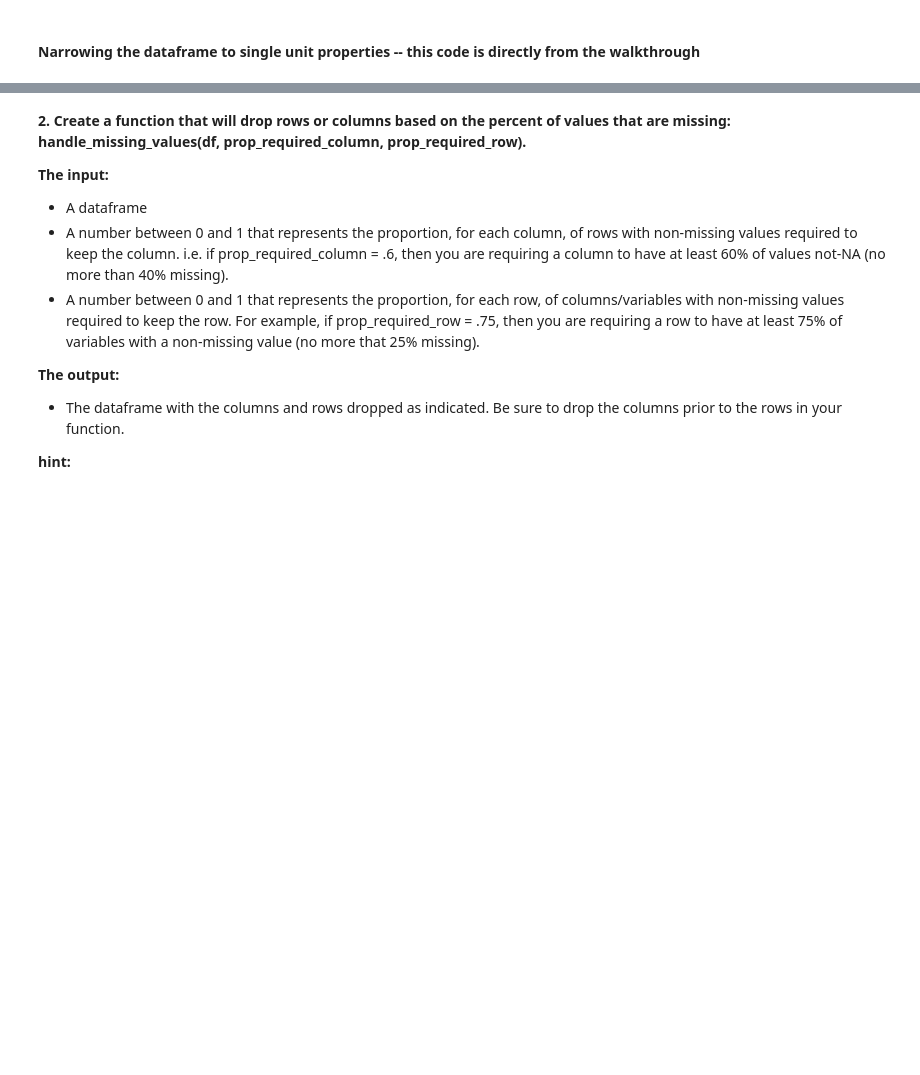
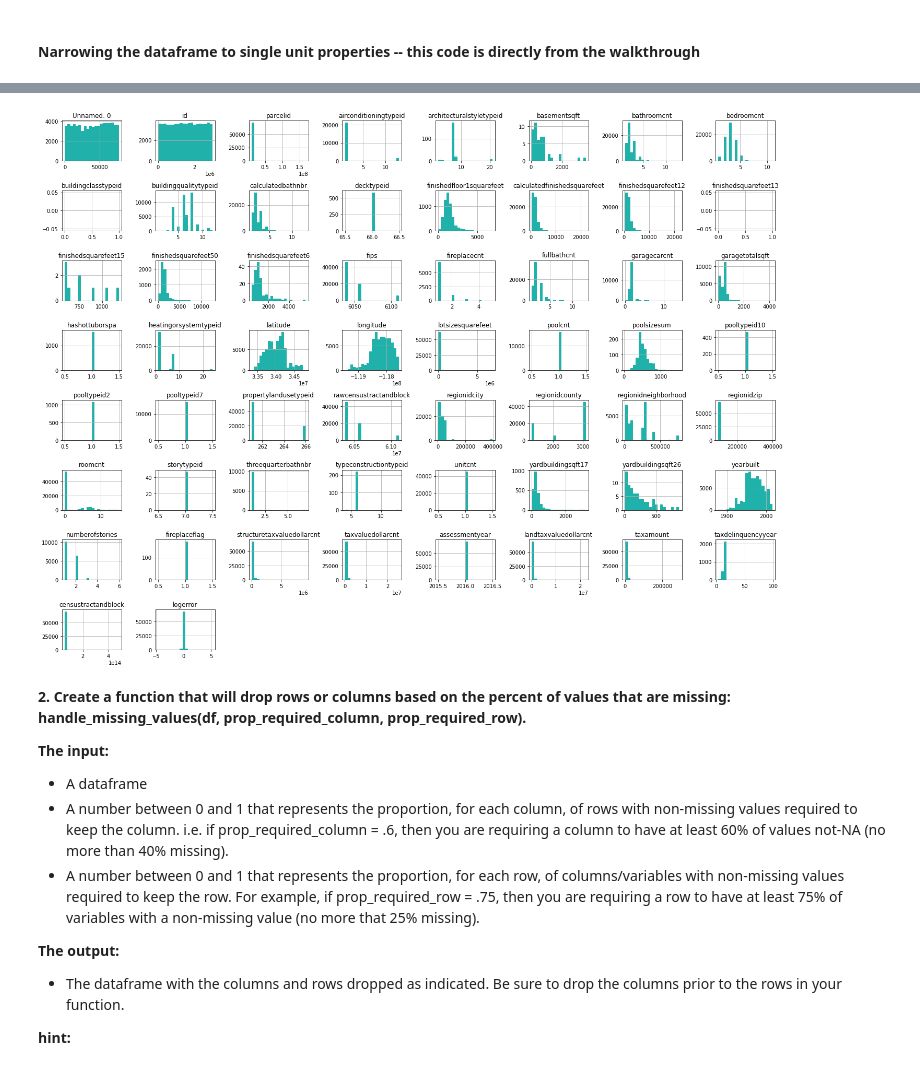
Before and after one commit to barbmarques/clustering-exercises, a Jupyter notebook: zillow-acquire-prep.ipynb, the cells around one changed output, grey strips where cells are left out. Drawn from its saved outputs; the diff is of its cells as text; code cells hidden in the pictures; blank space fills up the shorter version.

```diff
--- a/zillow-acquire-prep.ipynb
+++ b/zillow-acquire-prep.ipynb
@@ -403,3 +434,10 @@ df.shape
+# %%
+# look at distributions for all columns
+
+df.hist(figsize=(20, 15), bins=20, color = "lightseagreen")
+plt.tight_layout();
+# %% [output]
+[figure, added]
 # %% [markdown]
 **2.  Create a function that will drop rows or columns based on the percent of values that are missing: handle_missing_values(df, prop_required_column, prop_required_row).**
 
```
Also changed, not shown: parts of 14 cells of this notebook, 1 other file.
